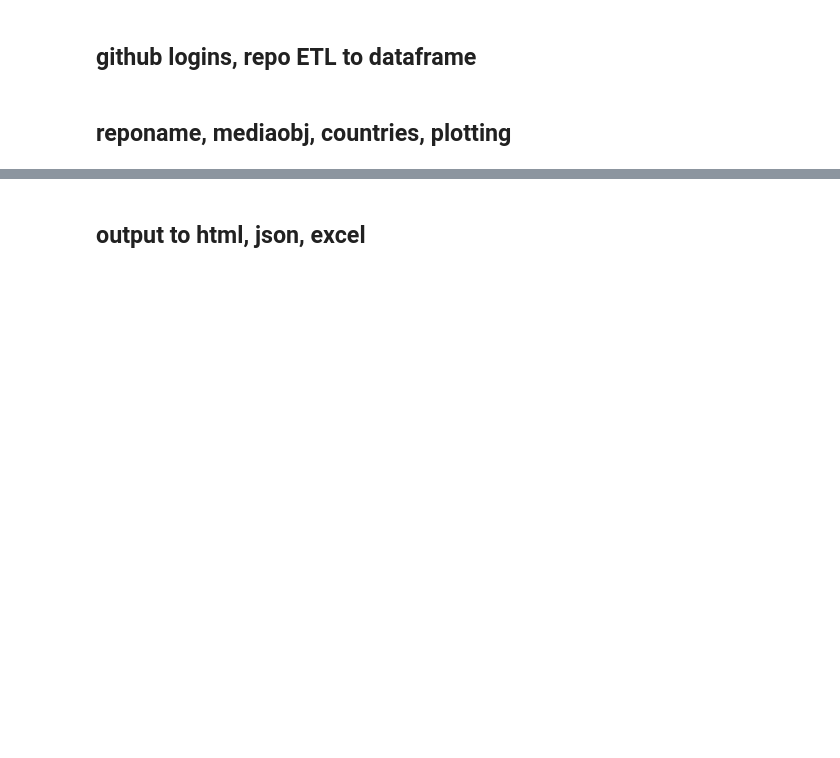
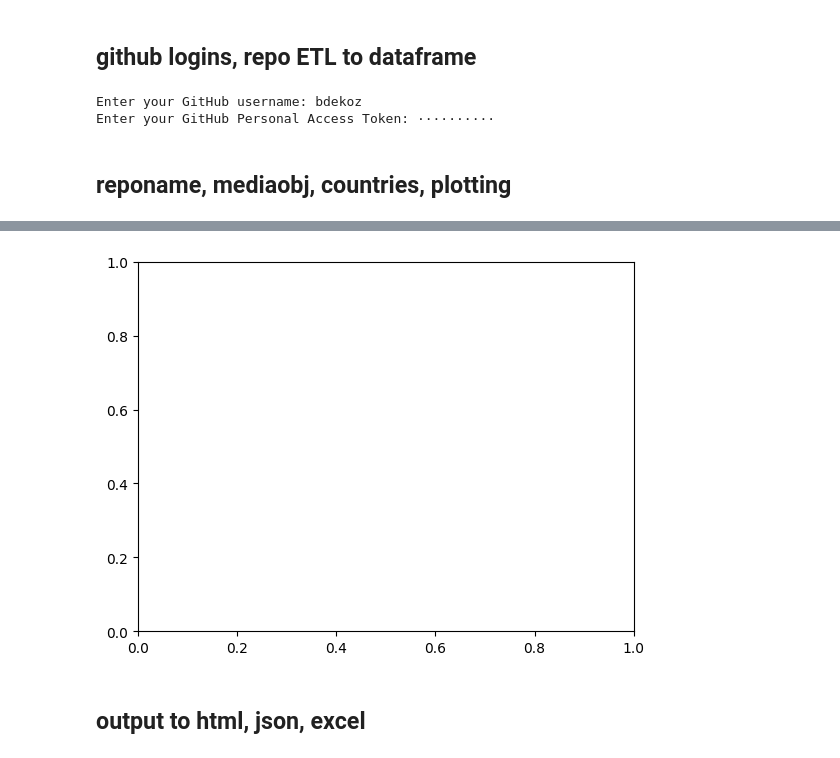
Before and after one commit to alpha60-devops/alpha60-results-star-wars-universe, a Jupyter notebook: analysis/notebooks/explore-2026h1.ipynb, the cells around one changed output, grey strips where cells are left out. Drawn from its saved outputs; the diff is of its cells as text; code cells hidden in the pictures; blank space fills up the shorter version.

```diff
--- a/analysis/notebooks/explore-2026h1.ipynb
+++ b/analysis/notebooks/explore-2026h1.ipynb
@@ -33,8 +33,8 @@ github_token = getpass("Enter your GitHub Personal Access Token: ")
 #data1_dir = "alpha60-results-aapi/data/"
 #data2_dir = "alpha60-results-animation/data/"
 def get_data_dir(reponame):
-  rpath = f"{reponame}/data/"
-  #rpath = f"{reponame}/data.v2/"
+  #rpath = f"{reponame}/data/"
+  rpath = f"{reponame}/data.v2/"
   #rpath = f"{reponame}/data/json.v2/cyberwar-rus-ukr/"
   #rpath = f"{reponame}/data/json.v2/3d-guns/"
   return rpath
@@ -121,6 +121,9 @@ def load_repo_file_into_dataframe(reponame, file_name):
 
   print(f"DataFrame processed successfully for: {file_name}")
   return df
+# %% [output]
+Enter your GitHub username: bdekoz
+Enter your GitHub Personal Access Token: ··········
 # %% [markdown]
 ## reponame, mediaobj, countries, plotting
 # %%
@@ -140,12 +143,13 @@ plt.ticklabel_format(style='plain', axis='y')
 countries = ["BRA", "CAN", "CHN", "DEU", "ESP", "FRA", "HKG", "JPN", "KOR", "MEX", "NLD", "RUS", "SWE", "TUR", "UKR", "USA"]
 # to get index, countries.index(target_country_string)
 
-#mediaobj = 'star-wars-universe'
+mediaobj = 'star-wars-universe'
 #mediaobj = 'aapi'
-mediaobj = 'animation'
+#mediaobj = 'animation'
 #mediaobj = 'distributed-denial-of-secrets-cyberwar-rus-ukr'
 #mediaobj = '3d-guns'
 
 reponame = f"alpha60-results-{mediaobj}"
 if not os.path.exists(reponame):
   clone_repo(reponame)
+# %% [output]
@@ -152,3 +173,4 @@ if not os.path.exists(reponame):
+[figure, added]
 # %% [markdown]
 ## output to html, json, excel
 # %%
```
Also changed, not shown: parts of 6 cells of this notebook.
